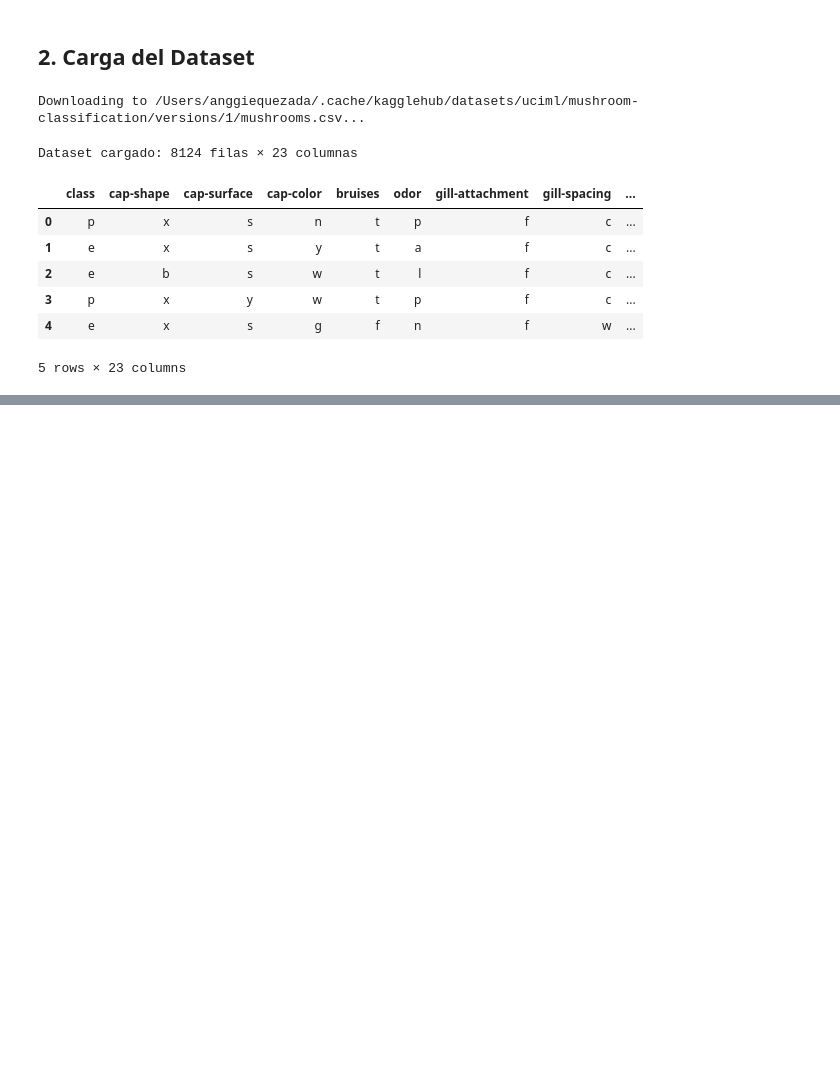
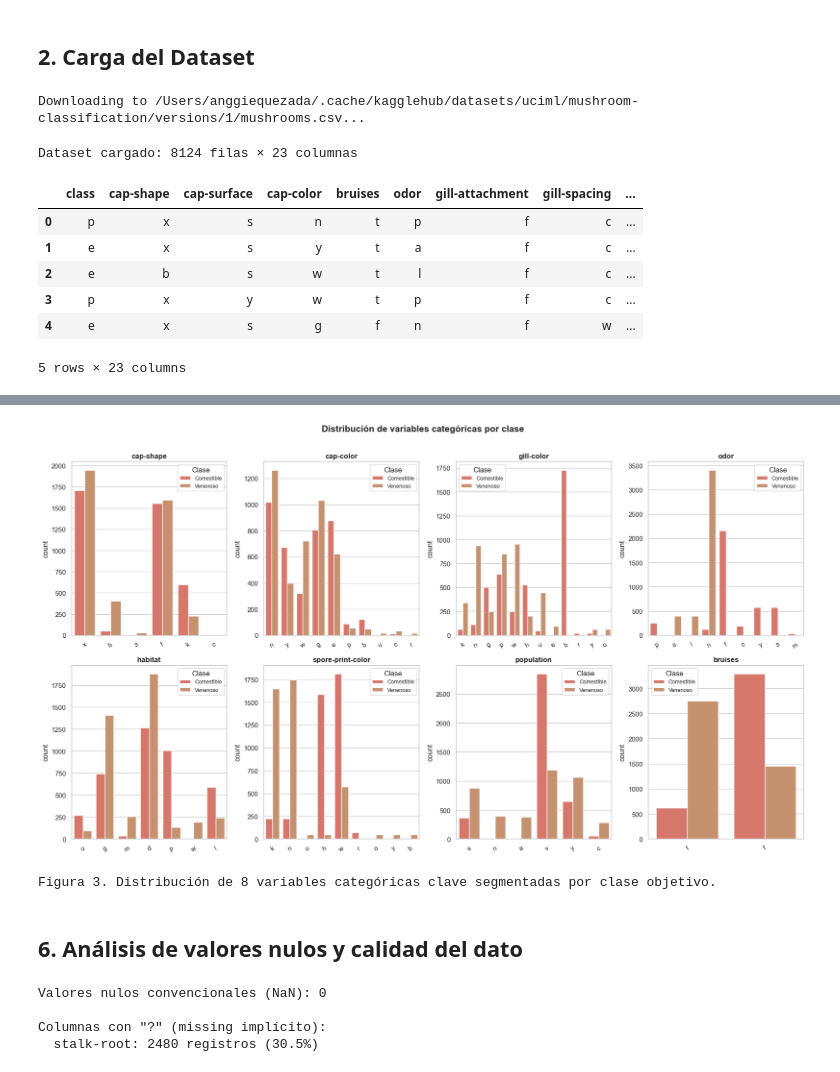
Before and after one commit to AleWWH1104/Lab10-md, a Jupyter notebook: Lab10.ipynb, the cells around one changed output, grey strips where cells are left out. Cells and saved outputs as stored; diff of their text form; code cells hidden in the pictures; blank space fills up the shorter version.

Commit message:
distribicion datos y nulos

```diff
--- a/Lab10.ipynb
+++ b/Lab10.ipynb
@@ -53,0 +216,48 @@ Dataset cargado: 8124 filas × 23 columnas
+# %%
+# Distribución de las primeras 8 variables más importantes vs clase objetivo — Seaborn
+features_plot = ['cap-shape', 'cap-color', 'gill-color', 'odor',
+                 'habitat', 'spore-print-color', 'population', 'bruises']
+
+fig, axes = plt.subplots(2, 4, figsize=(18, 10))
+axes = axes.flatten()
+
+for i, col in enumerate(features_plot):
+    sns.countplot(data=df, x=col, hue='class',
+                  palette={'e': '#d38f62', 'p': '#e7695b'},
+                  ax=axes[i])
+    axes[i].set_title(col, fontsize=12, fontweight='bold')
+    axes[i].set_xlabel('')
+    axes[i].tick_params(axis='x', rotation=30)
+    axes[i].legend(title='Clase', labels=['Comestible', 'Venenoso'], fontsize=9)
+
+plt.suptitle('Distribución de variables categóricas por clase', fontsize=15, fontweight='bold', y=1.01)
+plt.tight_layout()
+plt.savefig('distribucion_variables_por_clase.png', dpi=150, bbox_inches='tight')
+plt.show()
+print('Figura 3. Distribución de 8 variables categóricas clave segmentadas por clase objetivo.')
+# %% [output]
+[figure, added]
+Figura 3. Distribución de 8 variables categóricas clave segmentadas por clase objetivo.
+# %% [markdown]
+## 6. Análisis de valores nulos y calidad del dato
+# %%
+# El dataset Mushroom tiene una columna especial: 'stalk-root' con '?' como missing
+# Detectamos y reportamos esto
+
+missing_explicit = (df == '?').sum()
+missing_explicit = missing_explicit[missing_explicit > 0]
+
+print('Valores nulos convencionales (NaN):', df.isnull().sum().sum())
+print()
+if len(missing_explicit) > 0:
+    print('Columnas con "?" (missing implícito):')
+    for col, count in missing_explicit.items():
+        pct = count / len(df) * 100
+        print(f'  {col}: {count} registros ({pct:.1f}%)')
+else:
+    print('No se encontraron valores "?" en el dataset.')
+# %% [output]
+Valores nulos convencionales (NaN): 0
+
+Columnas con "?" (missing implícito):
+  stalk-root: 2480 registros (30.5%)
```
Also changed, not shown: parts of 14 cells of this notebook, 4 other files.
